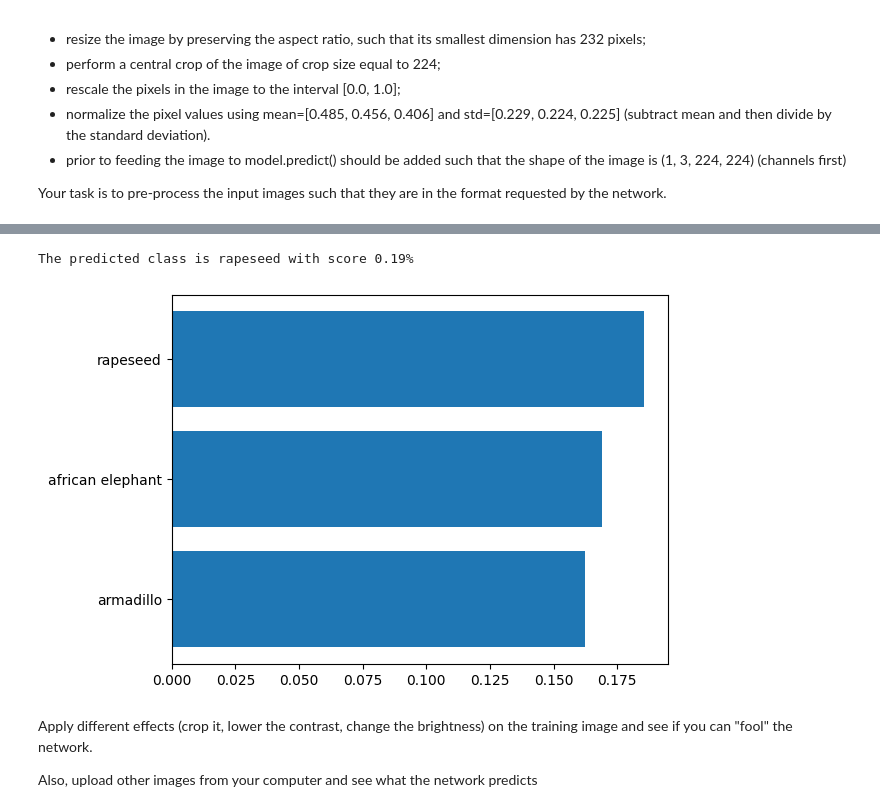
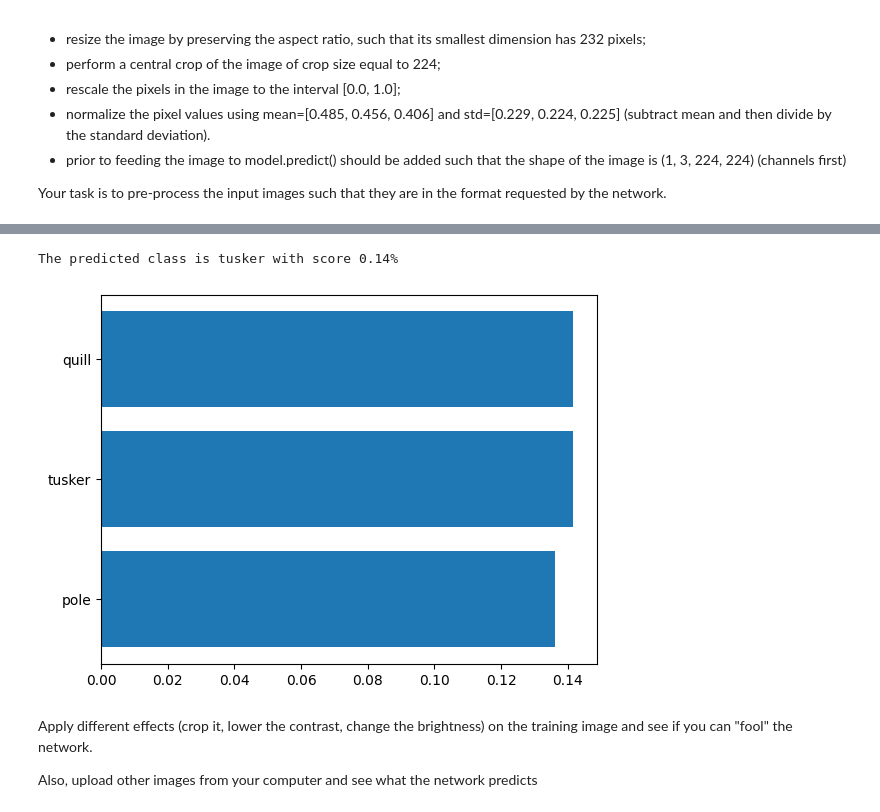
Before and after one commit to ciprianturcu/University-Projects, a Jupyter notebook: Semester5/Computer Vision and Deep Learning/lab1/Computer_Vision_and_Deep_Learning_Laboratory_1.ipynb, the cells around one changed output, grey strips where cells are left out. Drawn from its saved outputs; the diff is of its cells as text; code cells hidden in the pictures.

```diff
--- a/Semester5/Computer Vision and Deep Learning/lab1/Computer_Vision_and_Deep_Learning_Laboratory_1.ipynb
+++ b/Semester5/Computer Vision and Deep Learning/lab1/Computer_Vision_and_Deep_Learning_Laboratory_1.ipynb
@@ -1138,67 +1136,43 @@ with open("elephant.jpg", "wb") as f_ele:
 # %%
 img_path = './elephant.jpg'
 
+from torchvision.transforms import v2
+
 ## TODO YOUR CODE HERE
-img = cv2.imread('elephant.jpg')
+img = cv2.imread(img_path)
 img = cv2.cvtColor(img, cv2.COLOR_BGR2RGB)
 
-height, width, _ = img.shape
+transform = v2.Compose([v2.Resize(232),
+                       v2.CenterCrop(224),
+                       v2.ToTensor(),
+                       v2.Normalize(mean=[0.485, 0.456, 0.406], std=[0.229, 0.224, 0.225])])
 
-    # Calculate the aspect ratio
-aspect_ratio = width / height
-
-    # Determine the new dimensions while preserving the aspect ratio
-if width < height:
-    new_width = 232
-    new_height = int(232 / aspect_ratio)
-else:
-    new_height = 232
-    new_width = int(232 * aspect_ratio)
-
-img = cv2.resize(img, (new_width, new_height), interpolation=cv2.INTER_AREA)
-
-# Perform central crop
-crop_size = 224
-left_margin = (new_width - crop_size) // 2
-top_margin = (new_height - crop_size) // 2
-img = img[top_margin:top_margin + crop_size, left_margin:left_margin + crop_size]
-
-# Convert to NumPy array and rescale to [0.0, 1.0]
-img_array = img / 255.0
-
-# Normalize using mean and std
-mean = np.array([0.485, 0.456, 0.406])
-std = np.array([0.229, 0.224, 0.225])
-img_array = (img_array - mean) / std
-
-# Add batch dimension and transpose to channels first
-img_array = np.transpose(img_array, (2, 0, 1))
-img_array = np.expand_dims(img_array, axis=0)
-
+img = transform(img)
+img = img.unsqueeze(0)
 ## END TODO YOUR CODE HERE
 
-prediction = model(torch.from_numpy(img_array).float()).squeeze(0).softmax(0)
+prediction = model(img).squeeze(0).softmax(0)
 
 class_id = prediction.argmax().item()
 score = prediction[class_id].item()
 category_name = weights.meta["categories"][class_id]
 print(f"The predicted class is {category_name} with score {100 * score:.2f}%")
 
 
 # get the top k(=3) predictions
 k = 3
 with torch.no_grad():
   predictions_np = prediction.numpy()
 
   topk = np.argpartition(predictions_np, -k)[-k:]
 
   topk_categories = [weights.meta["categories"][class_id].lower() for class_id in topk]
   topk_scores = [predictions_np[idx]*100 for idx in topk]
   plt.barh(topk_categories, topk_scores)
   plt.show()
 # %% [output]
-The predicted class is rapeseed with score 0.19%
+The predicted class is tusker with score 0.14%
-[figure, old version]
+[figure, new version]
 # %% [markdown]
 Apply different effects (crop it, lower the contrast, change the brightness) on the training image and see if you can "fool" the network.
 
```
Also changed, not shown: parts of 6 cells of this notebook, 8 other files.
